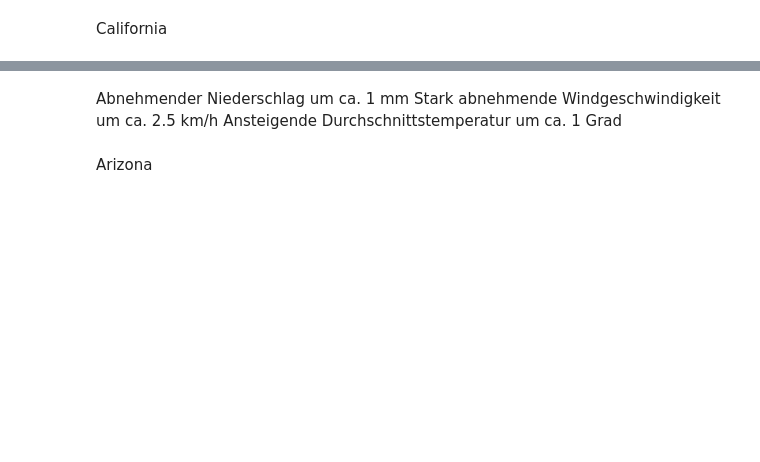
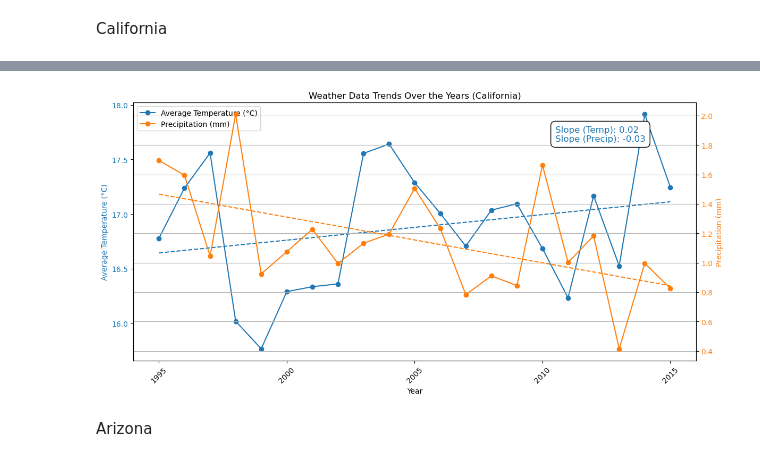
Before and after one commit to Pissane/Capstone_Project, a Jupyter notebook: weather_data/weather_dev_top_states.ipynb, the cells around one changed output, grey strips where cells are left out. Cells and saved outputs as stored; diff of their text form; code cells hidden in the pictures; blank space fills up the shorter version.

```diff
--- a/weather_data/weather_dev_top_states.ipynb
+++ b/weather_data/weather_dev_top_states.ipynb
@@ -228,6 +210,61 @@ plt.show()
-# %% [markdown]
-Abnehmender Niederschlag um ca. 1 mm
-Stark abnehmende Windgeschwindigkeit um ca. 2.5 km/h
-Ansteigende Durchschnittstemperatur um ca. 1 Grad
+# %%
+import matplotlib.pyplot as plt
+import numpy as np
+from scipy.stats import linregress
+
+# Filter the data for the state of California
+california_data = df3[df3['state_name'] == 'California']
+
+# Group the filtered data by year and calculate the average for each column
+yearly_data = california_data.groupby('year')[['average_temp_c', 'precipitation_mm']].mean()
+
+# Create the plot
+fig, ax1 = plt.subplots(figsize=(12, 6))
+
+# Temperature (left y-axis)
+ax1.plot(yearly_data.index, yearly_data['average_temp_c'], label='Average Temperature (°C)', marker='o', linestyle='-', color='tab:blue')
+ax1.set_xlabel('Year')
+ax1.set_ylabel('Average Temperature (°C)', color='tab:blue')
+ax1.tick_params(axis='y', labelcolor='tab:blue')
+
+# Calculate and plot the trendline for temperature
+slope_temp, intercept_temp, r_value_temp, p_value_temp, std_err_temp = linregress(yearly_data.index, yearly_data['average_temp_c'])
+trendline_temp = slope_temp * yearly_data.index + intercept_temp
+ax1.plot(yearly_data.index, trendline_temp, color='tab:blue', linestyle='--', label=f'Temperature Trendline (r={r_value_temp:.2f})')
+
+# Precipitation
+ax2 = ax1.twinx()
+ax2.plot(yearly_data.index, yearly_data['precipitation_mm'], label='Precipitation (mm)', marker='o', linestyle='-', color='tab:orange')
+ax2.set_ylabel('Precipitation (mm)', color='tab:orange')
+ax2.tick_params(axis='y', labelcolor='tab:orange')
+
+# Calculate and plot the trendline for precipitation
+slope_precip, intercept_precip, r_value_precip, p_value_precip, std_err_precip = linregress(yearly_data.index, yearly_data['precipitation_mm'])
+trendline_precip = slope_precip * yearly_data.index + intercept_precip
+ax2.plot(yearly_data.index, trendline_precip, color='tab:orange', linestyle='--', label=f'Precipitation Trendline (r={r_value_precip:.2f})')
+
+# Set x-axis labels at 5-year intervals
+x_ticks = np.arange(yearly_data.index.min(), yearly_data.index.max() + 1, 5)
+ax1.set_xticks(x_ticks)
+ax1.set_xticklabels(x_ticks, rotation=45)
+
+# Legends
+lines = [ax1.get_lines()[0], ax2.get_lines()[0]]
+ax1.legend(lines, [line.get_label() for line in lines], loc='upper left')
+
+# Annotate the slope information in an extra box on the right
+slope_info = f'Slope (Temp): {slope_temp:.2f}\nSlope (Precip): {slope_precip:.2f}'
+plt.annotate(slope_info, (0.75, 0.85), xycoords='axes fraction', fontsize=12, bbox=dict(boxstyle='round, pad=0.5', edgecolor='black', facecolor='white'), color='tab:blue')
+
+plt.title('Weather Data Trends Over the Years (California)')
+plt.grid(True)
+plt.tight_layout()
+plt.show()
+
+
+# Over the period of 20 years (1995 - 2015) for California, the average temperature increase by approximately 0.02 degrees Celsius per year,
+# while the precipitation decreased by approximately -0.03 millimeters per year
+# %% [output]
+[figure, added]
 # %% [markdown]
 Arizona
```
Also changed, not shown: parts of 15 cells of this notebook, 1 other file.
